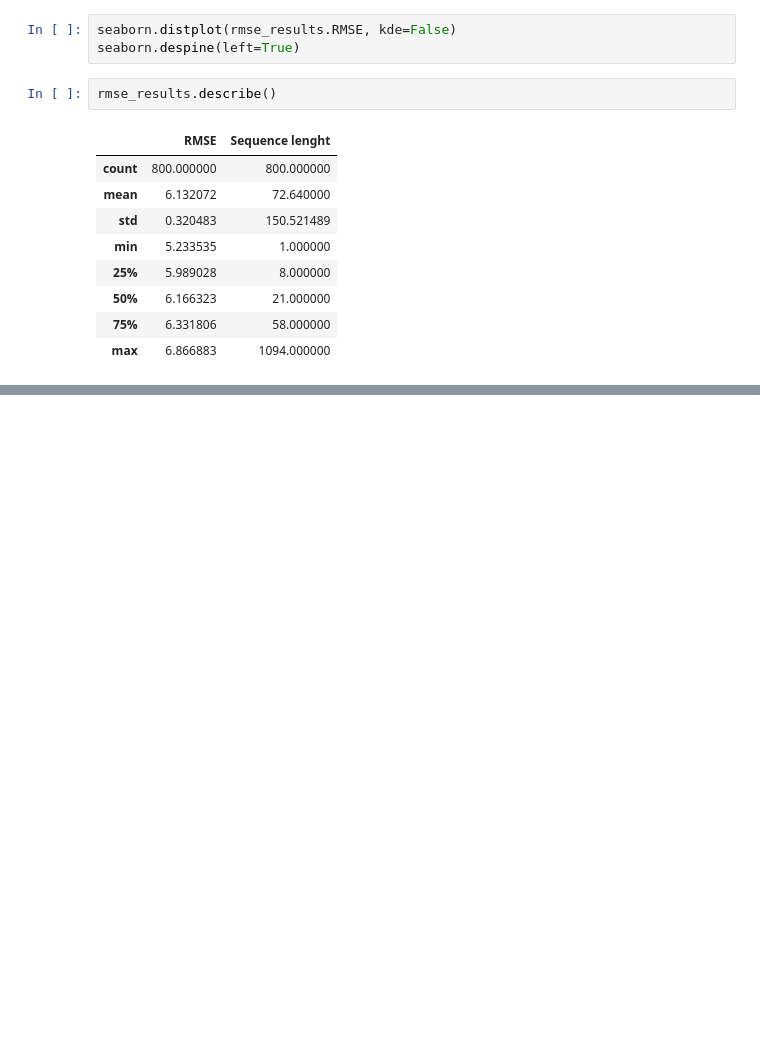
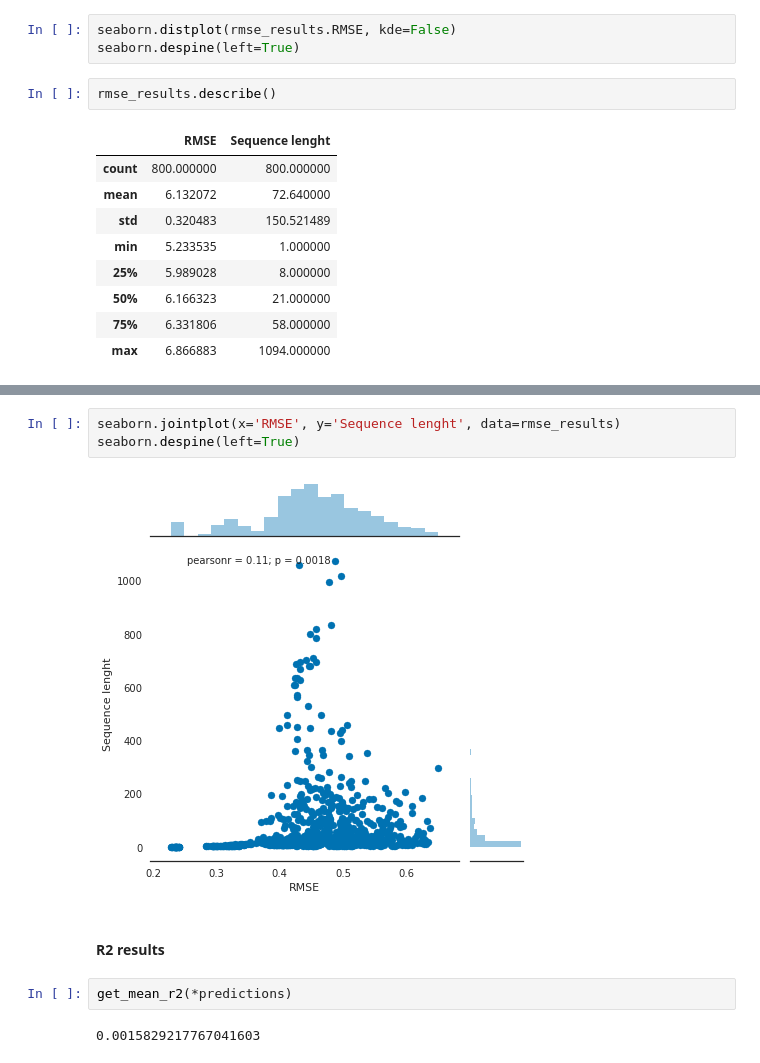
Before and after one commit to mit0110/knowledge_tracing, a Jupyter notebook: notebooks/Experiments with embeddings.ipynb, the cells around one changed output, grey strips where cells are left out. Cells and saved outputs as stored; diff of their text form; blank space fills up the shorter version.

```diff
--- a/notebooks/Experiments with embeddings.ipynb
+++ b/notebooks/Experiments with embeddings.ipynb
@@ -244,0 +408,11 @@ rmse_results.describe()
+# %%
+seaborn.jointplot(x='RMSE', y='Sequence lenght', data=rmse_results)
+seaborn.despine(left=True)
+# %% [output]
+[figure, added]
+# %% [markdown]
+#### R2 results
+# %%
+get_mean_r2(*predictions)
+# %% [output]
+0.0015829217767041603
```
Also changed, not shown: parts of 29 cells of this notebook, 1 other file.
